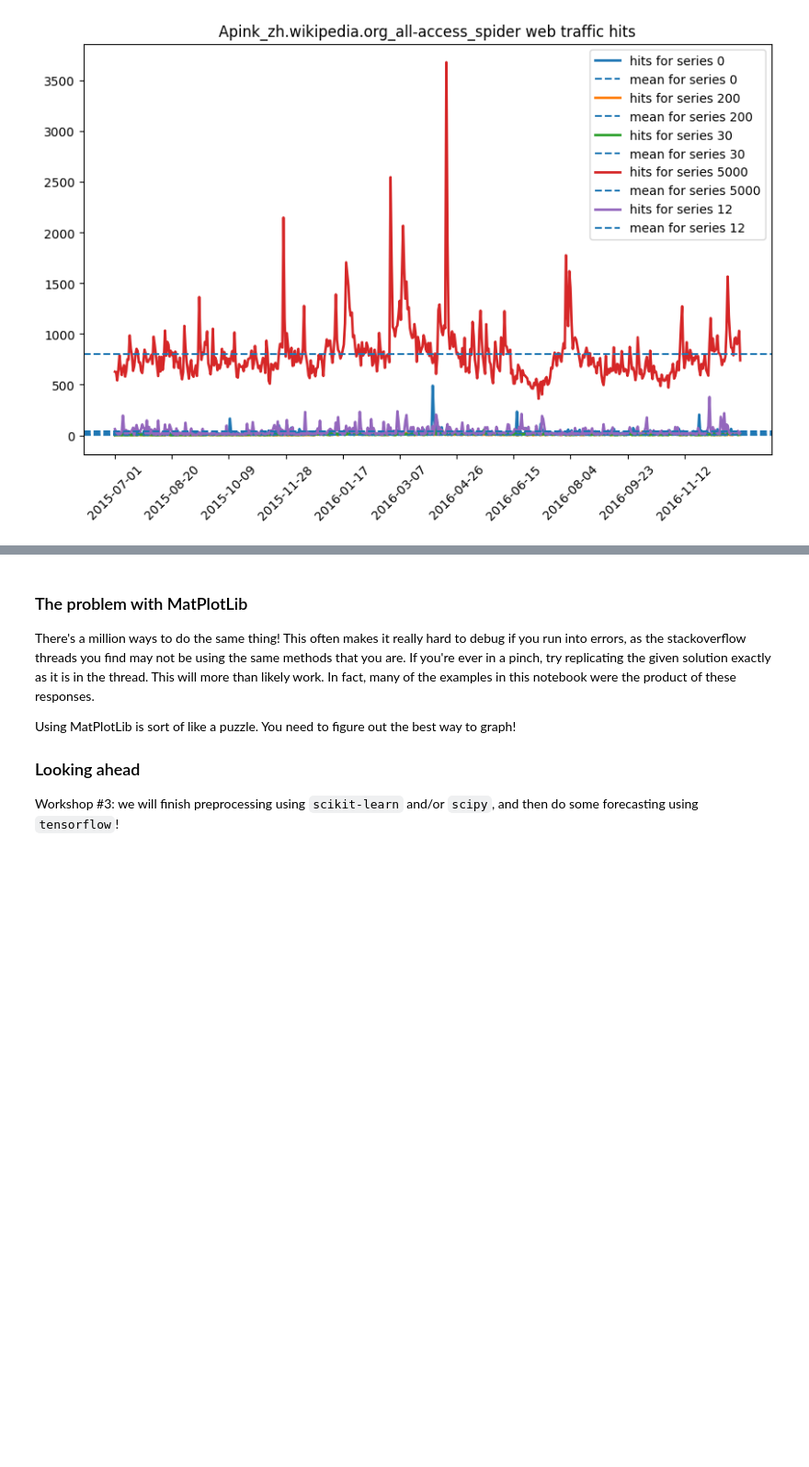
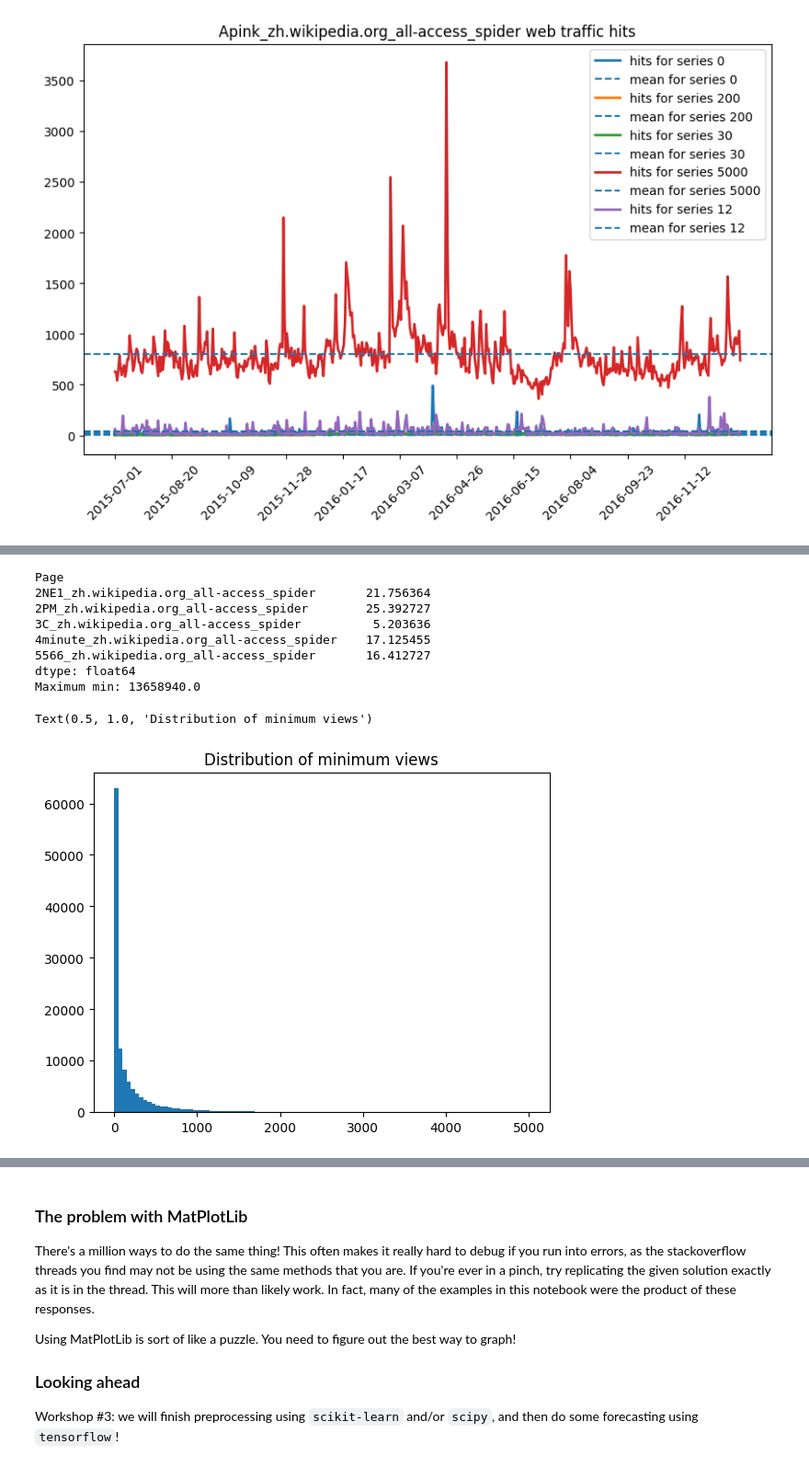
Before and after one commit to AbhiJ2706/ds-workshops, a Jupyter notebook: preprocessing_matplotlib.ipynb, the cells around one changed output, grey strips where cells are left out. Shown at 92% size. Drawn from its saved outputs; the diff is of its cells as text; code cells hidden in the pictures; blank space fills up the shorter version.

```diff
--- a/preprocessing_matplotlib.ipynb
+++ b/preprocessing_matplotlib.ipynb
@@ -522,0 +577,23 @@ ax.set_xticklabels(train_df.iloc[0].index[::50], rotation=45)
+# %%
+min_df = train_df.min(axis=1)
+
+print(avg_df.iloc[:5])
+
+fig, ax = plt.subplots()
+
+print("Maximum min:", min_df.max())
+
+ax.hist(min_df, bins=100, range=[0, 5000])
+
+plt.title("Distribution of minimum views")
+# %% [output]
+Page
+2NE1_zh.wikipedia.org_all-access_spider       21.756364
+2PM_zh.wikipedia.org_all-access_spider        25.392727
+3C_zh.wikipedia.org_all-access_spider          5.203636
+4minute_zh.wikipedia.org_all-access_spider    17.125455
+5566_zh.wikipedia.org_all-access_spider       16.412727
+dtype: float64
+Maximum min: 13658940.0
+Text(0.5, 1.0, 'Distribution of minimum views')
+[figure, added]
```
Also changed, not shown: parts of 5 cells of this notebook, 2 other files.
